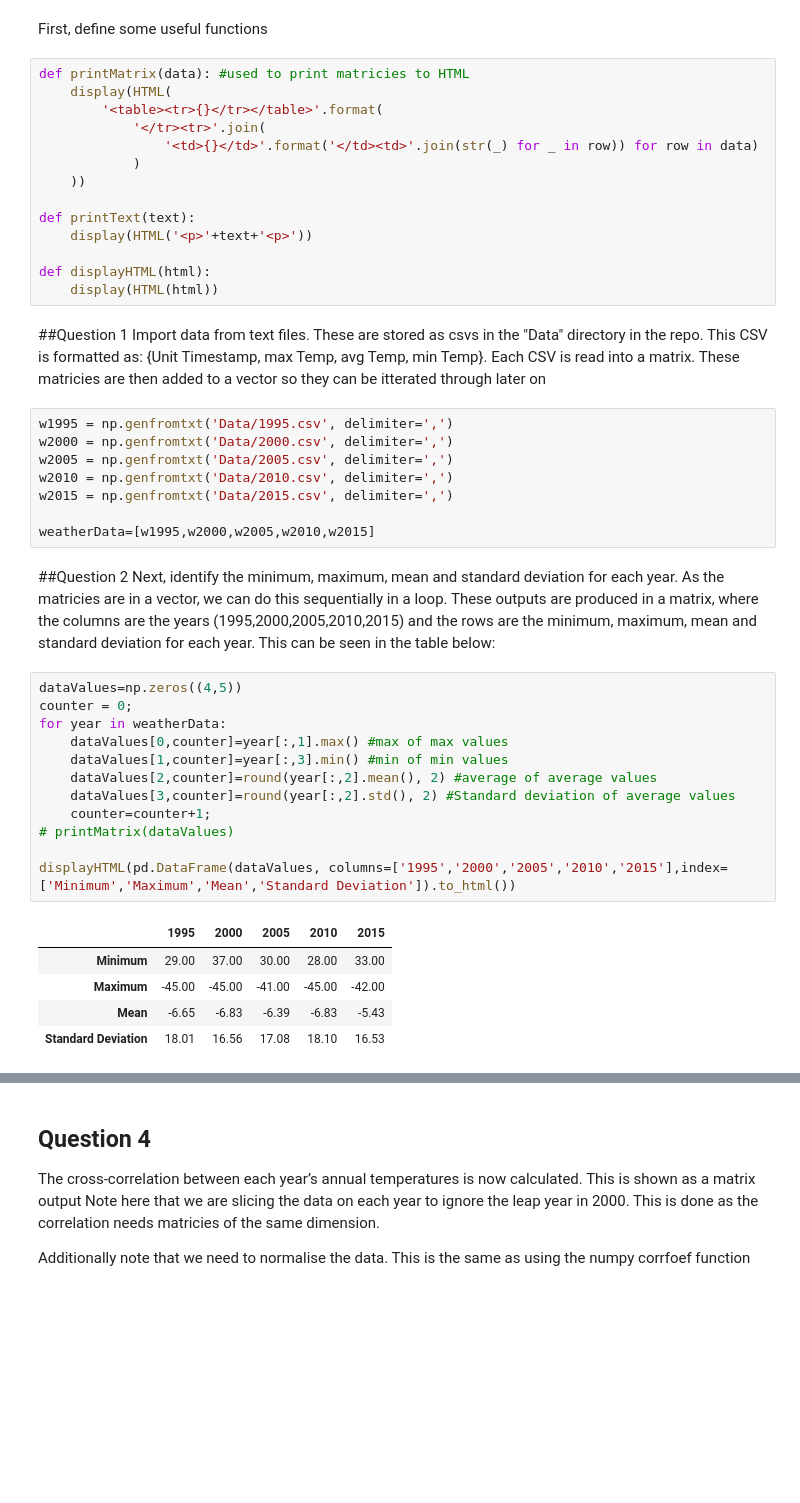
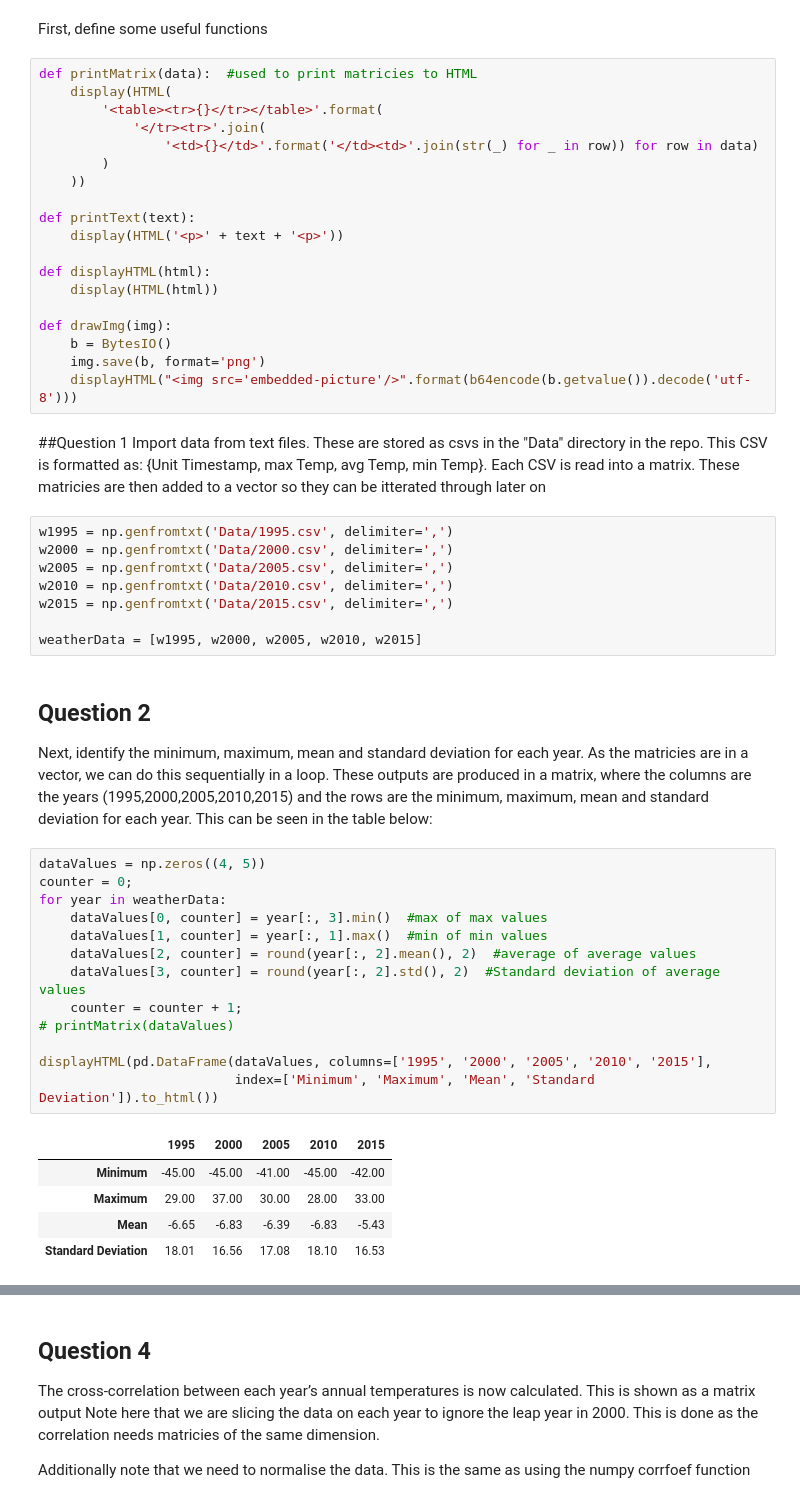
Before and after one commit to chrismaree/ICAO-Weather-Analysis-Python, a Jupyter notebook: MainFile.ipynb, the cells around one changed output, grey strips where cells are left out. Saved outputs shown, nothing was run; the diff lists cells and outputs as text; blank space fills up the shorter version.

```diff
--- a/MainFile.ipynb
+++ b/MainFile.ipynb
@@ -20,19 +21,24 @@ plt.rcParams['figure.figsize'] = (16,6)
 # %% [markdown]
 First, define some useful functions
 # %%
-def printMatrix(data): #used to print matricies to HTML
+def printMatrix(data):  #used to print matricies to HTML
     display(HTML(
         '<table><tr>{}</tr></table>'.format(
             '</tr><tr>'.join(
                 '<td>{}</td>'.format('</td><td>'.join(str(_) for _ in row)) for row in data)
-            )
+        )
     ))
 
 def printText(text):
-    display(HTML('<p>'+text+'<p>'))
+    display(HTML('<p>' + text + '<p>'))
 
 def displayHTML(html):
     display(HTML(html))
+
+def drawImg(img):
+    b = BytesIO()
+    img.save(b, format='png')
+    displayHTML("<img src='embedded-picture'/>".format(b64encode(b.getvalue()).decode('utf-8')))
 # %% [markdown]
 ##Question 1
 Import data from text files. These are stored as csvs in the "Data" directory in the repo. This CSV is formatted as: {Unit Timestamp, max Temp, avg Temp, min Temp}. Each CSV is read into a matrix. These matricies are then added to a vector so they can be itterated through later on
@@ -43,26 +49,27 @@ w2005 = np.genfromtxt('Data/2005.csv', delimiter=',')
 w2010 = np.genfromtxt('Data/2010.csv', delimiter=',')
 w2015 = np.genfromtxt('Data/2015.csv', delimiter=',')
 
-weatherData=[w1995,w2000,w2005,w2010,w2015]
+weatherData = [w1995, w2000, w2005, w2010, w2015]
 # %% [markdown]
-##Question 2
+## Question 2
 Next, identify the minimum, maximum, mean and standard deviation for each year. As the matricies are in a vector, we can do this sequentially in a loop. These outputs are produced in a matrix, where the columns are the years (1995,2000,2005,2010,2015) and the rows are the minimum, maximum, mean and standard deviation for each year. This can be seen in the table below:
 # %%
-dataValues=np.zeros((4,5))
+dataValues = np.zeros((4, 5))
 counter = 0;
 for year in weatherData:
-    dataValues[0,counter]=year[:,1].max() #max of max values
-    dataValues[1,counter]=year[:,3].min() #min of min values
-    dataValues[2,counter]=round(year[:,2].mean(), 2) #average of average values
-    dataValues[3,counter]=round(year[:,2].std(), 2) #Standard deviation of average values
-    counter=counter+1;
+    dataValues[0, counter] = year[:, 3].min()  #max of max values
+    dataValues[1, counter] = year[:, 1].max()  #min of min values
+    dataValues[2, counter] = round(year[:, 2].mean(), 2)  #average of average values
+    dataValues[3, counter] = round(year[:, 2].std(), 2)  #Standard deviation of average values
+    counter = counter + 1;
 # printMatrix(dataValues)
 
-displayHTML(pd.DataFrame(dataValues, columns=['1995','2000','2005','2010','2015'],index=['Minimum','Maximum','Mean','Standard Deviation']).to_html())
+displayHTML(pd.DataFrame(dataValues, columns=['1995', '2000', '2005', '2010', '2015'],
+                         index=['Minimum', 'Maximum', 'Mean', 'Standard Deviation']).to_html())
 # %% [output]
 |  | 1995 | 2000 | 2005 | 2010 | 2015 |
-| Minimum | 29.00 | 37.00 | 30.00 | 28.00 | 33.00 |
-| Maximum | -45.00 | -45.00 | -41.00 | -45.00 | -42.00 |
+| Minimum | -45.00 | -45.00 | -41.00 | -45.00 | -42.00 |
+| Maximum | 29.00 | 37.00 | 30.00 | 28.00 | 33.00 |
 | Mean | -6.65 | -6.83 | -6.39 | -6.83 | -5.43 |
 | Standard Deviation | 18.01 | 16.56 | 17.08 | 18.10 | 16.53 |
 # %% [markdown]
```
Also changed, not shown: parts of 6 cells of this notebook, 1 other file.
